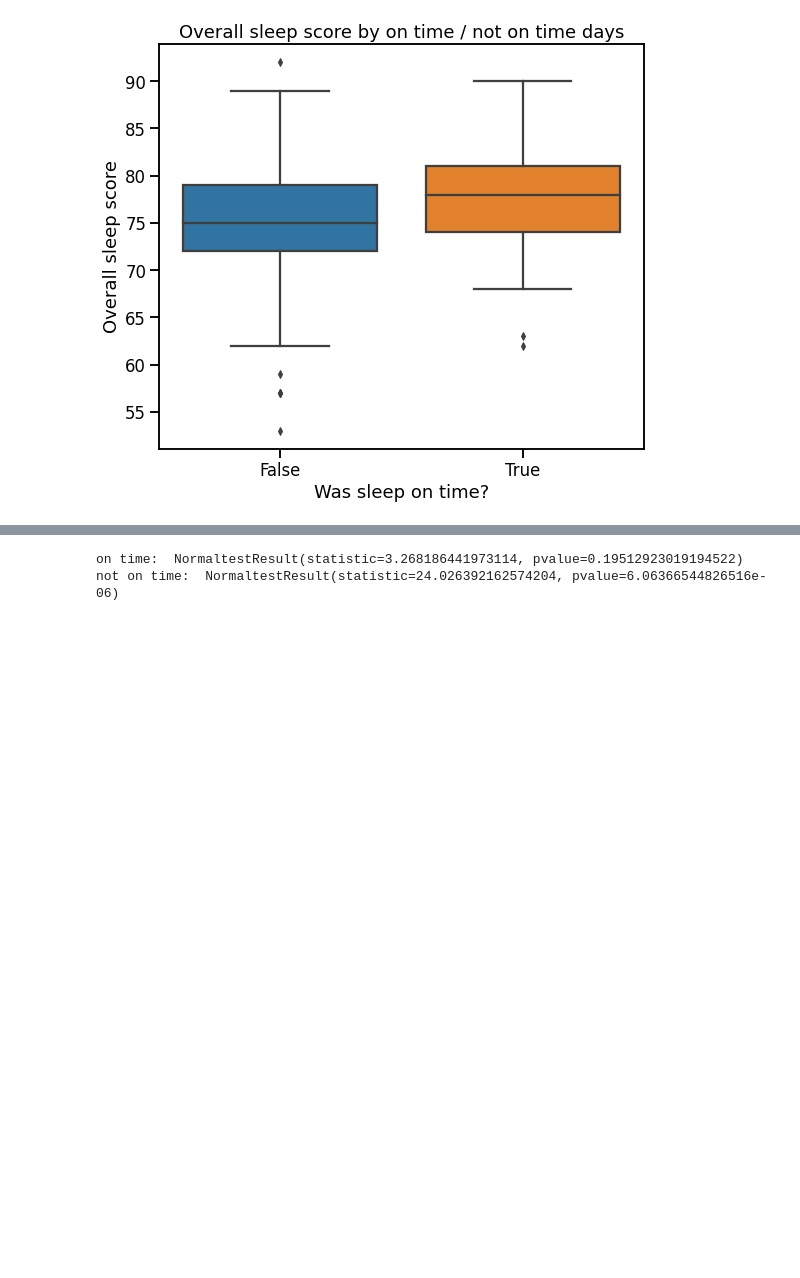
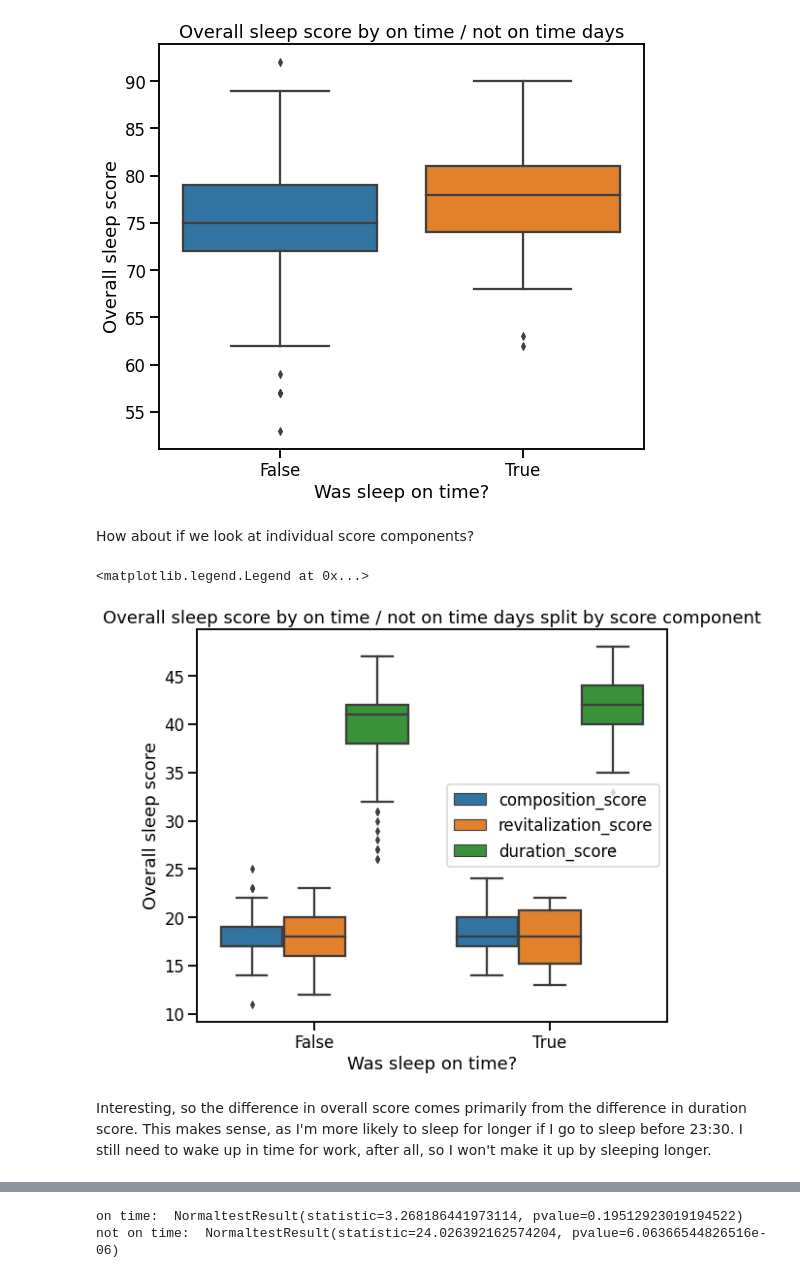
Before and after one commit to slazien/fitbit_analysis, a Jupyter notebook: notebooks/data_processing.ipynb, the cells around one changed output, grey strips where cells are left out. Saved outputs shown, nothing was run; the diff lists cells and outputs as text; code cells hidden in the pictures; blank space fills up the shorter version.

```diff
--- a/notebooks/data_processing.ipynb
+++ b/notebooks/data_processing.ipynb
@@ -493,4 +493,25 @@ ax.set_ylabel("Overall sleep score")
 # %% [output]
 Text(29.25, 0.5, 'Overall sleep score')
 [figure]
+# %% [markdown]
+How about if we look at individual score components?
+# %%
+df_sleep_merged_melt_sleep_on_time = pd.melt(df_sleep_merged, id_vars=["dateOfSleep", "wasSleepOnTime"])
+df_sleep_merged_melt_sleep_on_time = df_sleep_merged_melt_sleep_on_time[df_sleep_merged_melt_sleep_on_time["variable"].isin(SET_SCORE_RAW)]
+
+fig, ax = plt.subplots(1, 1, figsize=(8,4))
+
+plt.tight_layout()
+plt.subplots_adjust(bottom=-0.5)
+
+sns.boxplot(x="wasSleepOnTime", y="value", hue="variable", data=df_sleep_merged_melt_sleep_on_time, ax=ax)
+ax.set_title("Overall sleep score by on time / not on time days split by score component")
+ax.set_xlabel("Was sleep on time?")
+ax.set_ylabel("Overall sleep score")
+plt.legend(loc="right")
+# %% [output]
+<matplotlib.legend.Legend at 0x...>
+[figure, added]
+# %% [markdown]
+Interesting, so the difference in overall score comes primarily from the difference in duration score. This makes sense, as I'm more likely to sleep for longer if I go to sleep before 23:30. I still need to wake up in time for work, after all, so I won't make it up by sleeping longer.
 # %% [markdown]
```
Also changed, not shown: parts of 1 cell of this notebook, 1 other file.
